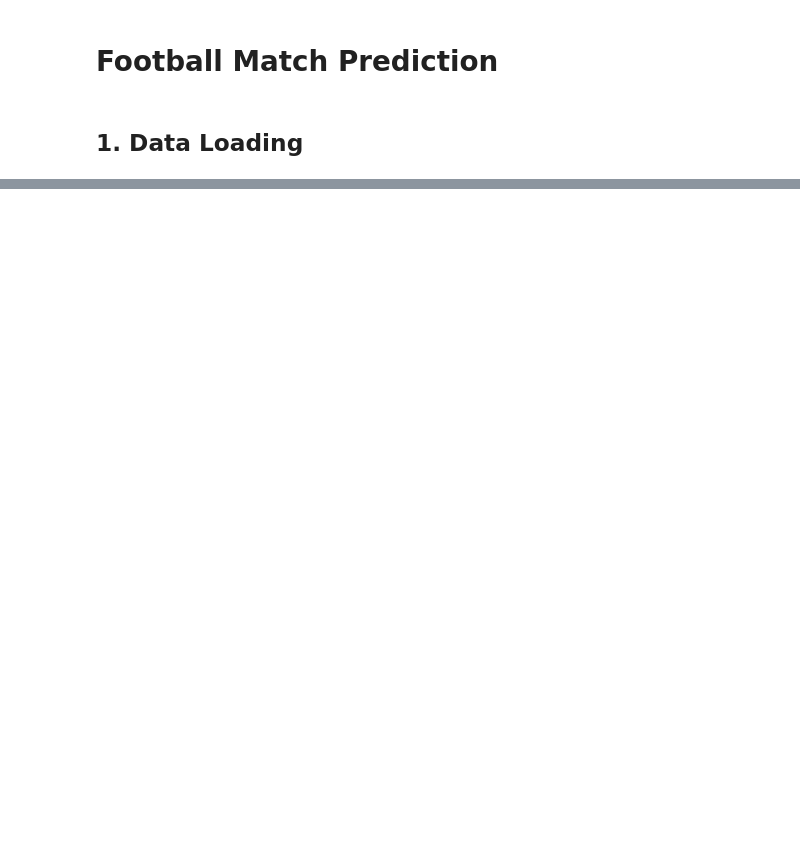
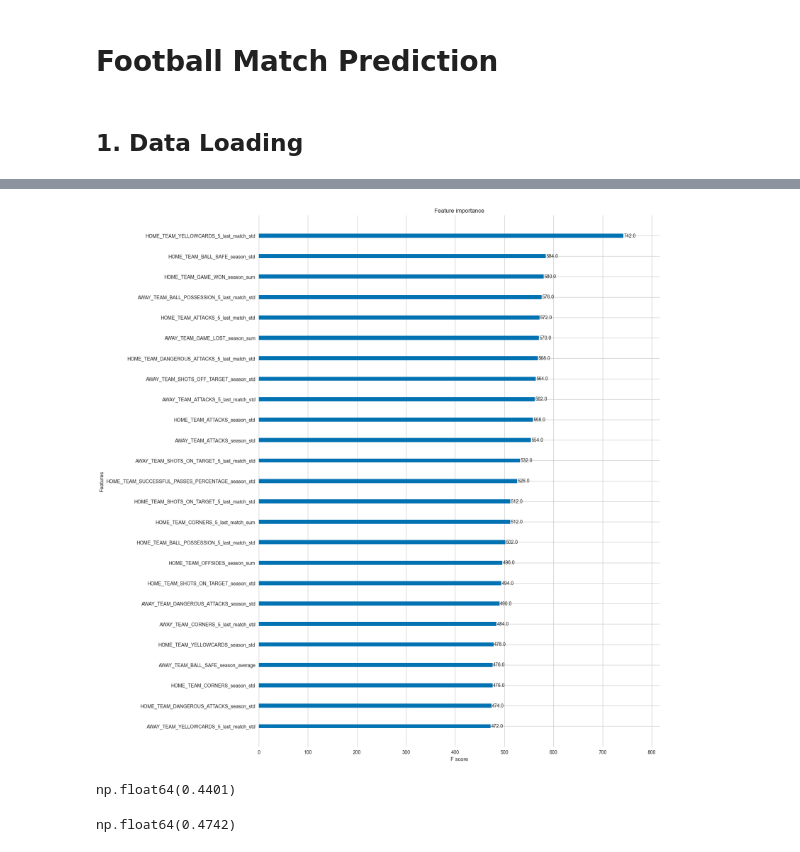
Before and after one commit to luckerma/ml_project, a Jupyter notebook: main.ipynb, the cells around one changed output, grey strips where cells are left out. Drawn from its saved outputs; the diff is of its cells as text; code cells hidden in the pictures; blank space fills up the shorter version.

```diff
--- a/main.ipynb
+++ b/main.ipynb
@@ -415,0 +392,28 @@ Away Player Summary Statistics:
+# %%
+xgb.plot_importance(model, max_num_features=25)
+fig = plt.gcf()
+fig.set_size_inches(15, 20)
+# %% [output]
+[figure, added]
+# %%
+target = train_scores.loc[X_test.index].copy()
+
+home_wins = target
+home_wins = 0 * home_wins
+home_wins.iloc[:,0] = 1
+
+np.round(accuracy_score(home_wins,target),4)
+# %% [output]
+np.float64(0.4401)
+# %%
+X_test_xgb = xgb.DMatrix(X_test)
+
+predictions = model.predict(X_test_xgb, iteration_range=(0, model.best_iteration))
+predictions = pd.DataFrame(predictions)
+
+predictions[2] = 0
+predictions.columns = [0,2,1]
+predictions = (predictions.reindex(columns=[0,1,2]).rank(1,ascending=False)==1).astype(int).values
+np.round(accuracy_score(predictions,target),4)
+# %% [output]
+np.float64(0.4742)
```
Also changed, not shown: parts of 16 cells of this notebook, 4 other files.
